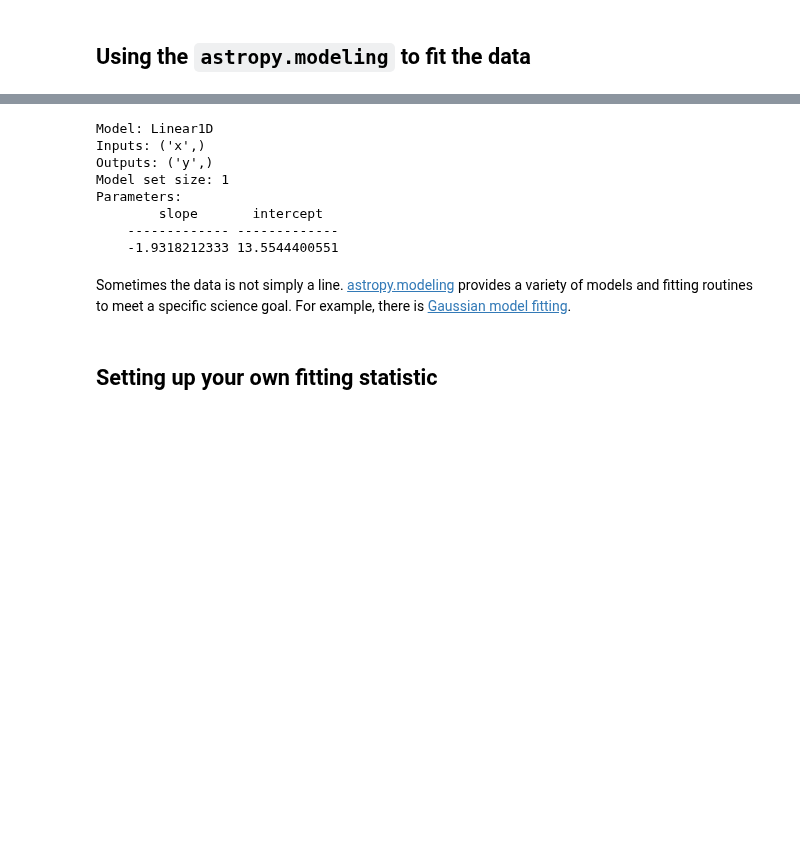
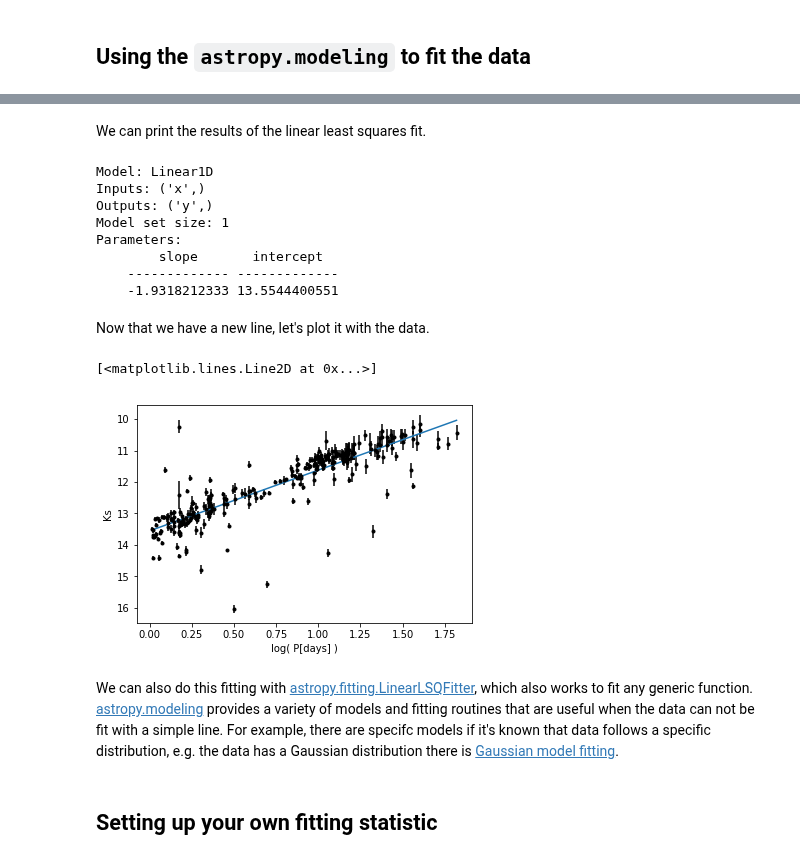
Before and after one commit to astropy/astropy-tutorials, a Jupyter notebook: tutorials/astropy-modeling/astropy-modeling.ipynb, the cells around one changed output, grey strips where cells are left out. Drawn from its saved outputs; the diff is of its cells as text; code cells hidden in the pictures; blank space fills up the shorter version.

```diff
--- a/tutorials/astropy-modeling/astropy-modeling.ipynb
+++ b/tutorials/astropy-modeling/astropy-modeling.ipynb
@@ -169,8 +177,5 @@ We just fit the data by eye, but this is not the most quantitative/scientific/st
 # %%
-init_guess = models.Linear1D(slope=m0, intercept=b0)
+init_guess = models.Linear1D(slope=m0, intercept=b0) # initial parameter guess
 
-#fit_line = fitting.LinearLSQFitter()  # initializes the fitter
-#line_param = fit_line(model=init_guess, x=log10_period, y=k_mag)
-
-fit_line = fitting.LevMarLSQFitter()
+fit_line = fitting.LinearLSQFitter()  # initializes the fitter
 line_param = fit_line(model=init_guess, x=log10_period, y=k_mag)
@@ -179,3 +182,5 @@ WARNING: Model is linear in parameters; consider using linear fitting methods. [
+# %% [markdown]
+We can print the results of the linear least squares fit.
 # %%
 print(line_param)
 # %% [output]
@@ -187,8 +192,22 @@ Parameters:
         slope       intercept
     ------------- -------------
     -1.9318212333 13.5544400551
+# %% [markdown]
+Now that we have a new line, let's plot it with the data.
+# %%
+plt.errorbar(log10_period,k_mag,yerr=k_mag_err,fmt='k.')
+plt.xlabel('log( P[days] )')
+plt.ylabel(r'Ks')
+plt.gca().invert_yaxis()
+
+model_fit = line_param(xgrid) # create np.array with new fit parameters
+
+plt.plot(xgrid, model_fit)
+# %% [output]
+[<matplotlib.lines.Line2D at 0x...>]
+[figure, added]
 # %% [markdown]
-Sometimes the data is not simply a line.  [astropy.modeling](http://docs.astropy.org/en/stable/modeling/) provides a variety of models and fitting routines to meet a specific science goal.  For example, there is [Gaussian model fitting](https://github.com/spacetelescope/aas229_workshop/blob/master/Lecture_Notebooks/modeling/aas229_Modeling.ipynb).
+We can also do this fitting with [astropy.fitting.LinearLSQFitter](http://docs.astropy.org/en/stable/api/astropy.modeling.fitting.LevMarLSQFitter.html#astropy.modeling.fitting.LevMarLSQFitter), which also works to fit any generic function.  [astropy.modeling](http://docs.astropy.org/en/stable/modeling/) provides a variety of models and fitting routines that are useful when the data can not be fit with a simple line.  For example, there are specifc models if it's known that data follows a specific distribution, e.g. the data has a Gaussian distribution there is [Gaussian model fitting](https://github.com/spacetelescope/aas229_workshop/blob/master/Lecture_Notebooks/modeling/aas229_Modeling.ipynb).
 # %% [markdown]
 ## Setting up your own fitting statistic
 # %% [markdown]
```
Also changed, not shown: parts of 13 cells of this notebook.
